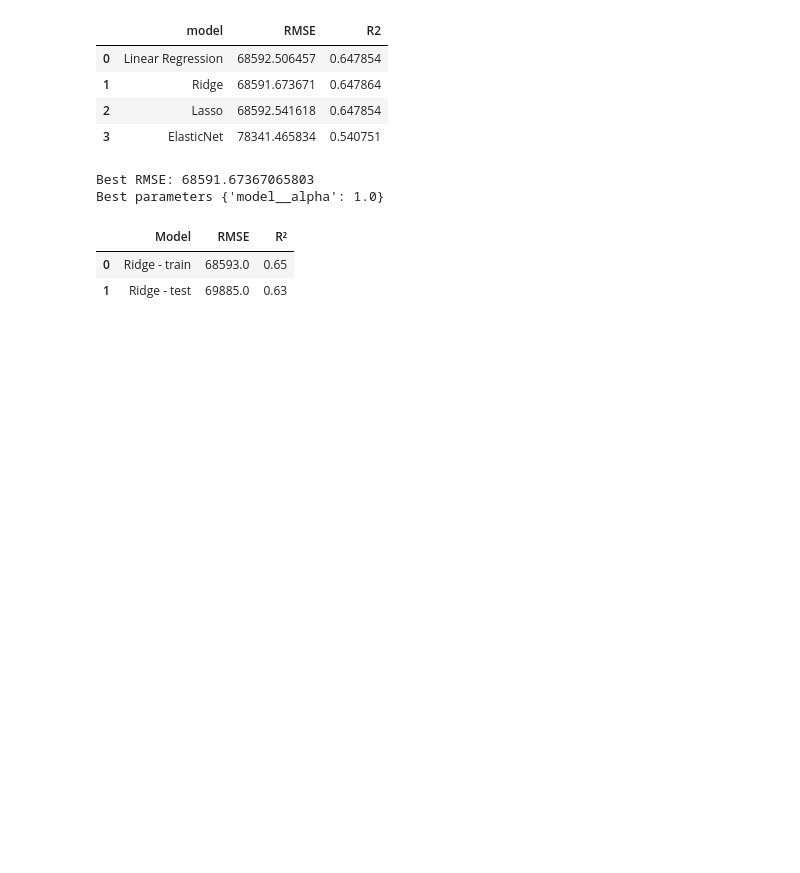
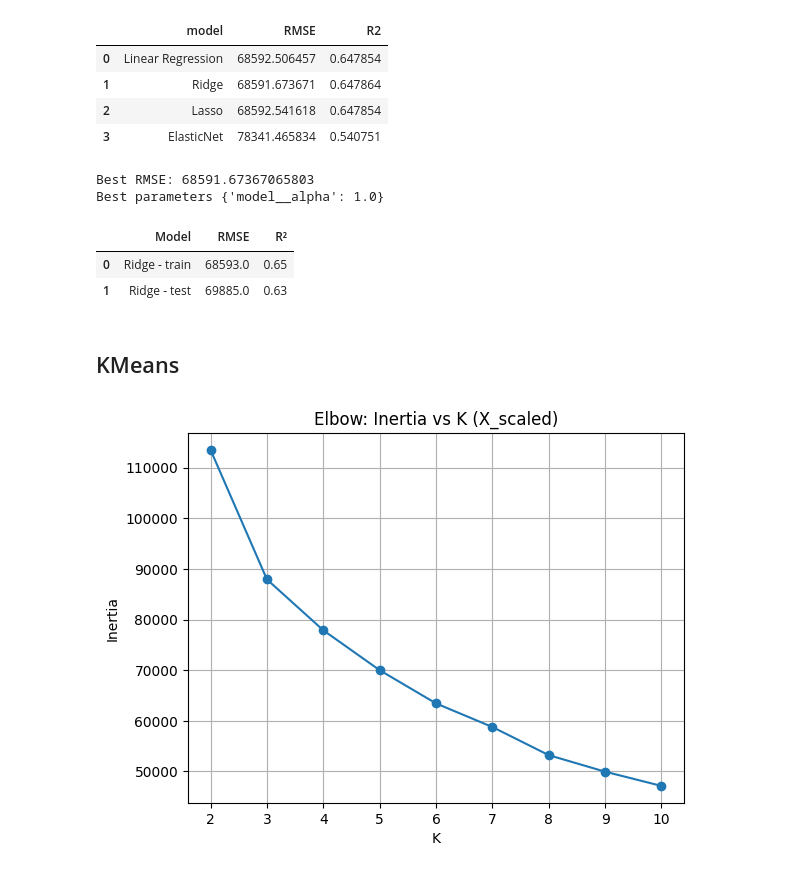
Before and after one commit to VeraStopp/ML_egen_uppgift, a Jupyter notebook: ML_Uppgift1_Vera_Stopp.ipynb, the cells around one changed output. Saved outputs shown, nothing was run; the diff lists cells and outputs as text; code cells hidden in the pictures; blank space fills up the shorter version.

Commit message:
kmeans

```diff
--- a/ML_Uppgift1_Vera_Stopp.ipynb
+++ b/ML_Uppgift1_Vera_Stopp.ipynb
@@ -236,3 +232,33 @@ result_best_model_df
 |  | Model | RMSE | R² |
 | 0 | Ridge - train | 68593.0 | 0.65 |
 | 1 | Ridge - test | 69885.0 | 0.63 |
+# %% [markdown]
+## KMeans
+# %%
+from sklearn.cluster import KMeans
+from sklearn.metrics import silhouette_score
+
+X_train_numeric = X_train.drop(columns=["ocean_proximity"])
+
+scaler = StandardScaler()
+X_scaled = scaler.fit_transform(X_train_numeric)
+
+inertias = []
+
+K_range = range(2, 11)
+
+for K in K_range:
+    km = KMeans(n_clusters=K, random_state=42, n_init=10)
+    km.fit(X_scaled)
+    inertias.append(km.inertia_)
+
+
+plt.figure()
+plt.plot(list(K_range), inertias, marker="o")
+plt.xlabel("K")
+plt.ylabel("Inertia")
+plt.title("Elbow: Inertia vs K (X_scaled)")
+plt.grid(True)
+plt.show()
+# %% [output]
+[figure, added]
```
Also changed, not shown: parts of 7 cells of this notebook.
